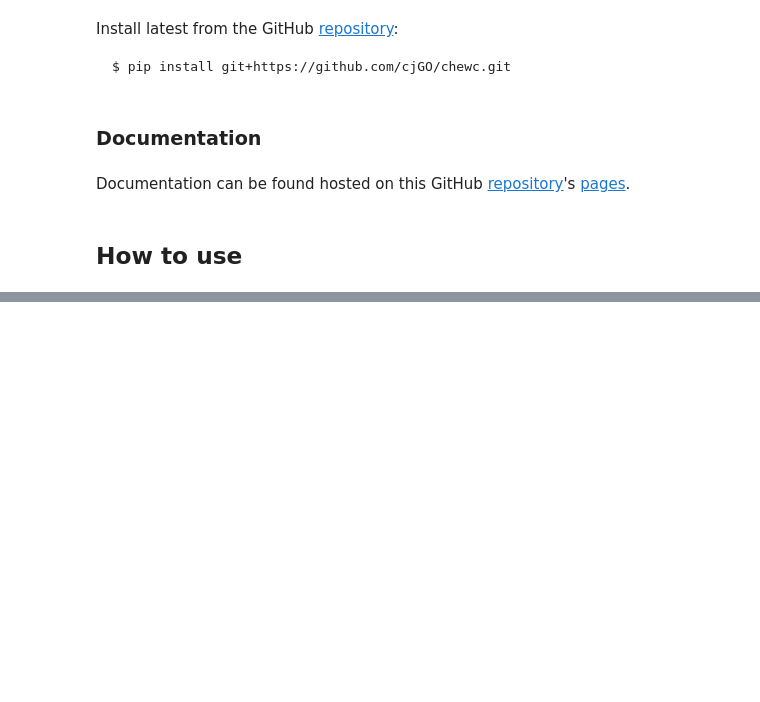
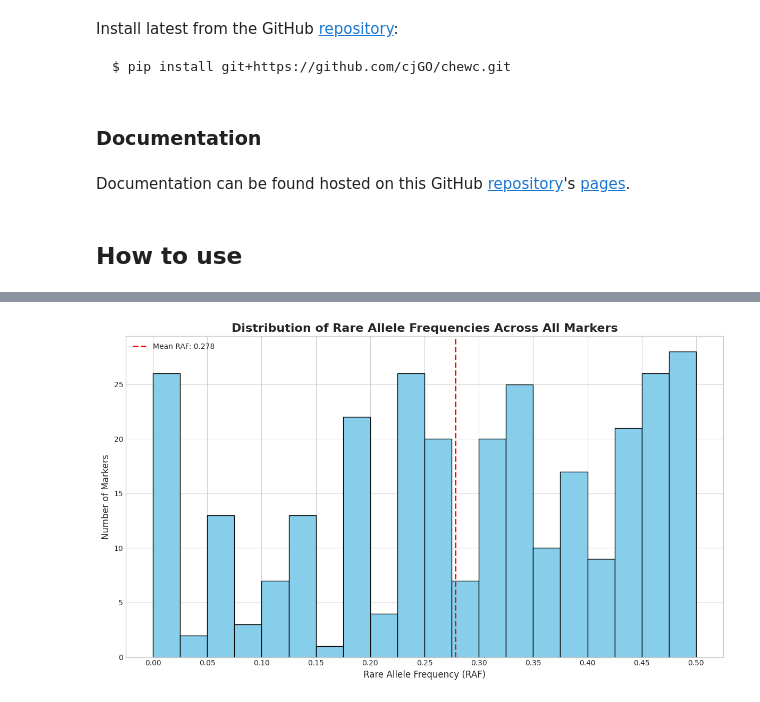
Before and after one commit to cjGO/chewc, a Jupyter notebook: nbs/index.ipynb, the cells around one changed output, grey strips where cells are left out. Drawn from its saved outputs; the diff is of its cells as text; code cells hidden in the pictures; blank space fills up the shorter version.

```diff
--- a/nbs/index.ipynb
+++ b/nbs/index.ipynb
@@ -182,0 +145,86 @@ Population(nInd=1000, nTraits=1, has_ebv=No)
+# %%
+import jax.numpy as jnp
+import jax.random as random
+import matplotlib.pyplot as plt
+import numpy as np
+
+# 1. Simulate your data array
+# This creates a random array with the specified dimensions to demonstrate the logic.
+# Shape: (individuals, chromosomes, haplotypes, markers)
+key = random.PRNGKey(42)
+def calculate_rare_allele_frequency(data):
+  """
+  Calculates the proportion of the rare allele for each marker per chromosome.
+
+  Args:
+    data: A jnp.ndarray with shape (individuals, chromosomes, haplotypes, markers).
+
+  Returns:
+    A jnp.ndarray with shape (chromosomes, markers) containing the rare allele proportions.
+  """
+  # Total alleles per marker = number of individuals * number of haplotypes
+  total_alleles = data.shape[0] * data.shape[2] # 100 * 2 = 200
+
+  # Sum over the 'individuals' (axis 0) and 'haplotypes' (axis 2) dimensions.
+  allele_1_counts = data.sum(axis=(0, 2))
+
+  # Calculate the frequency (proportion) of allele '1'.
+  p = allele_1_counts / total_alleles
+
+  # The rare allele is the one with a frequency < 0.5.
+  rare_allele_proportions = jnp.minimum(p, 1 - p)
+
+  return rare_allele_proportions
+
+# Get the (3, 100) summary array
+rare_allele_summary = calculate_rare_allele_frequency(final_pop.geno)
+
+
+# --- 2. Visualize the Frequencies as a Histogram ---
+
+# Flatten the (3, 100) array into a 1D array of 300 values
+# Convert to a standard NumPy array for plotting
+frequencies_flat = np.array(rare_allele_summary.flatten())
+
+# Create the histogram
+plt.style.use('seaborn-v0_8-whitegrid') # Use a nice style for the plot
+fig, ax = plt.subplots(figsize=(12, 7))
+
+# Plot the histogram with 20 bins for good resolution
+# The range is [0, 0.5] since these are rare allele frequencies
+ax.hist(frequencies_flat, bins=20, range=(0, 0.5), color='skyblue', edgecolor='black')
+
+# Set titles and labels for clarity
+ax.set_title('Distribution of Rare Allele Frequencies Across All Markers', fontsize=16, fontweight='bold')
+ax.set_xlabel('Rare Allele Frequency (RAF)', fontsize=12)
+ax.set_ylabel('Number of Markers', fontsize=12)
+
+# Set x-axis ticks for better readability
+ax.set_xticks(np.arange(0, 0.51, 0.05))
+
+# Add a vertical line at the mean RAF
+mean_raf = frequencies_flat.mean()
+ax.axvline(mean_raf, color='red', linestyle='--', linewidth=2, label=f'Mean RAF: {mean_raf:.3f}')
+ax.legend()
+
+# Display the plot
+plt.tight_layout()
+plt.show()
+
+# --- Verification ---
+print(f"Shape of the summary array: {rare_allele_summary.shape}")
+print(f"Shape of the flattened array for plotting: {frequencies_flat.shape}")
+print(f"Mean Rare Allele Frequency: {mean_raf}")
+print(f"Min Frequency: {frequencies_flat.min()}")
+print(f"Max Frequency: {frequencies_flat.max()}")
+
+# 3. Get the final result
+rare_allele_summary = calculate_rare_allele_frequency(final_pop.geno)
+
+# --- Verification ---
+print(f"Shape of the input data: {final_pop.geno.shape}")
+print(f"Shape of the final summary array: {rare_allele_summary.shape}")
+print("\nExample: Proportions for the first 5 markers on the first chromosome:")
+print(rare_allele_summary[1, :100])
+# %% [output]
+[figure, added]
```
Also changed, not shown: parts of 2 cells of this notebook, 7 other files.
